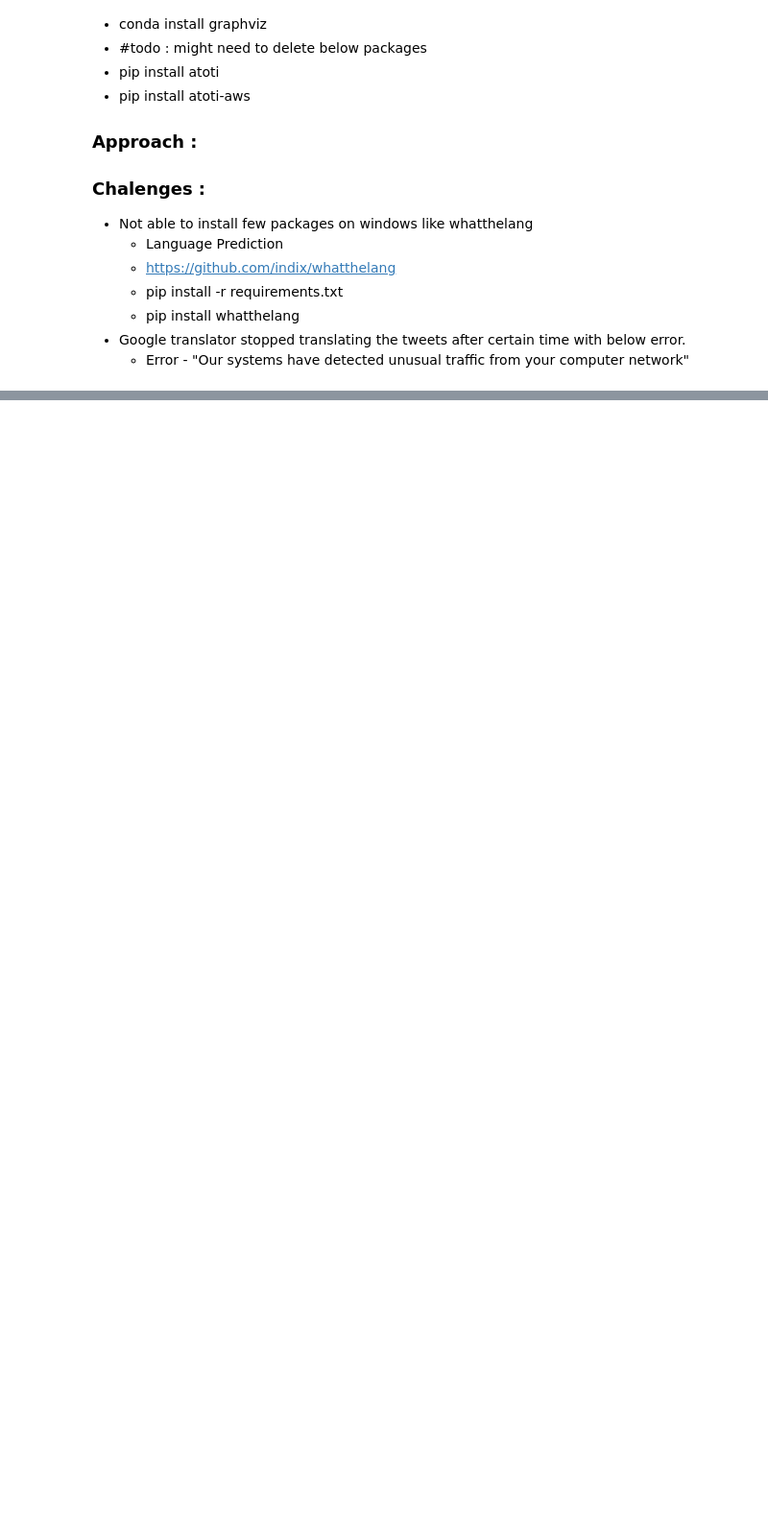
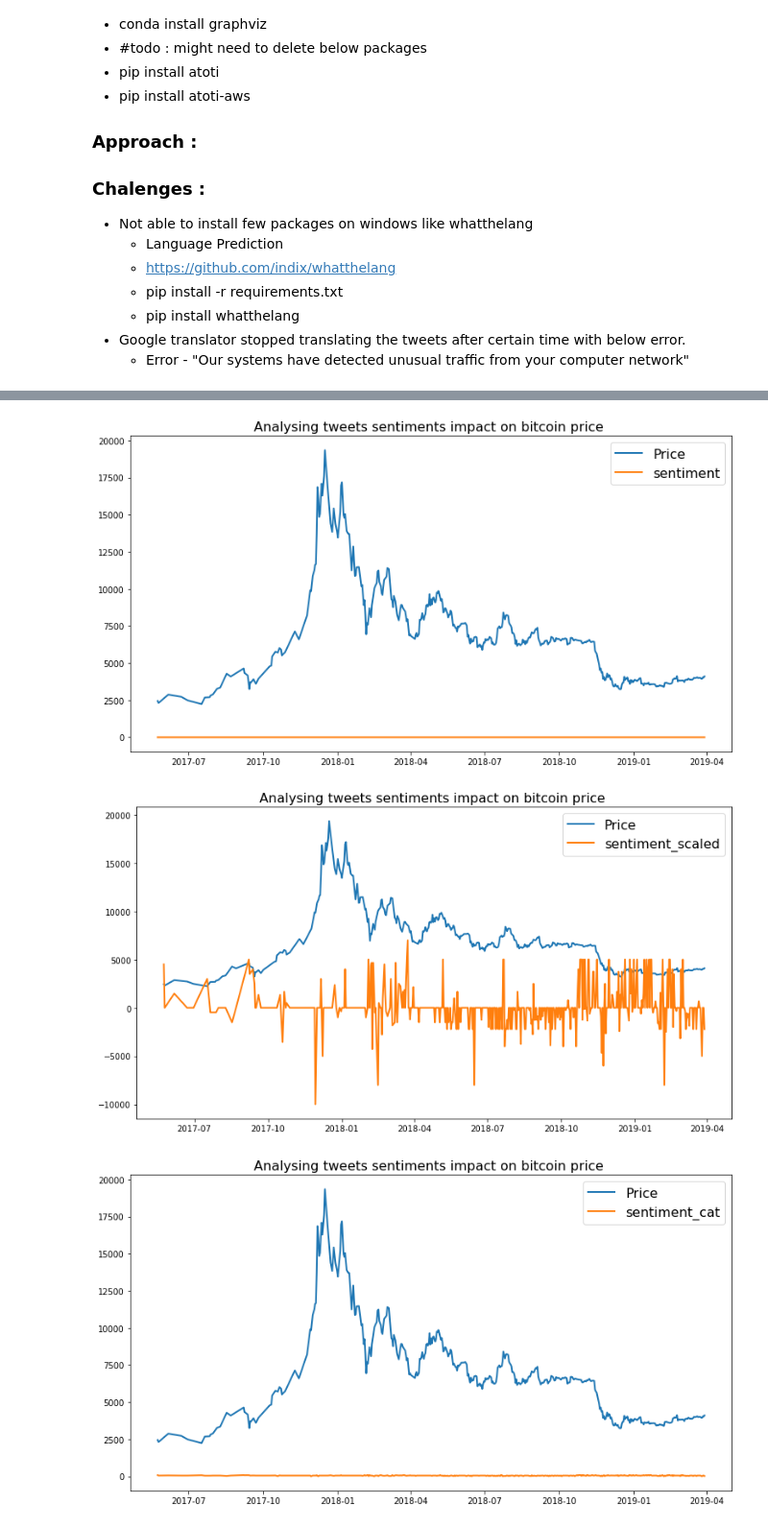
Before and after one commit to sachin376/learning-bigdata-project3-crypto_tweets_analysis, a Jupyter notebook: Project_crypto_tweets_analysis_v1.ipynb, the cells around one changed output, grey strips where cells are left out. Shown at 96% size. Cells and saved outputs as stored; diff of their text form; code cells hidden in the pictures; blank space fills up the shorter version.

```diff
--- a/Project_crypto_tweets_analysis_v1.ipynb
+++ b/Project_crypto_tweets_analysis_v1.ipynb
@@ -425 +568,9 @@ bitcoin_price_sentiment
+# %%
+plot_two_lines(bitcoin_price_sentiment['Price'], bitcoin_price_sentiment['sentiment'], 'Price', 'sentiment', title='Analysing tweets sentiments impact on bitcoin price ')
+plot_two_lines(bitcoin_price_sentiment['Price'], bitcoin_price_sentiment['sentiment_scaled'], 'Price', 'sentiment_scaled', title='Analysing tweets sentiments impact on bitcoin price ')
+plot_two_lines(bitcoin_price_sentiment['Price'], bitcoin_price_sentiment['sentiment_cat'], 'Price', 'sentiment_cat', title='Analysing tweets sentiments impact on bitcoin price ')
+# %% [output]
+[figure, added]
+[figure, added]
+[figure, added]
 # %%
```
Also changed, not shown: parts of 27 cells of this notebook.
